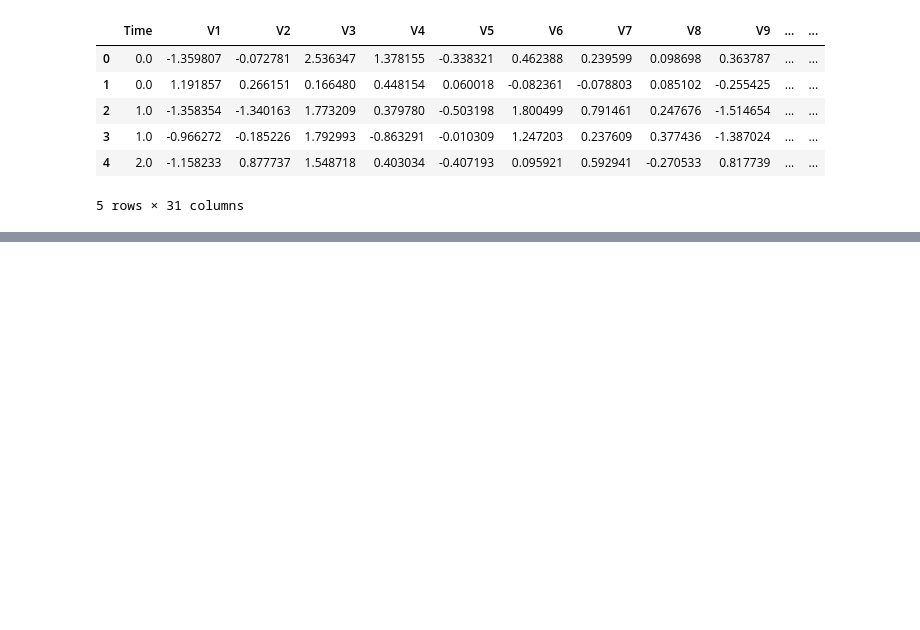
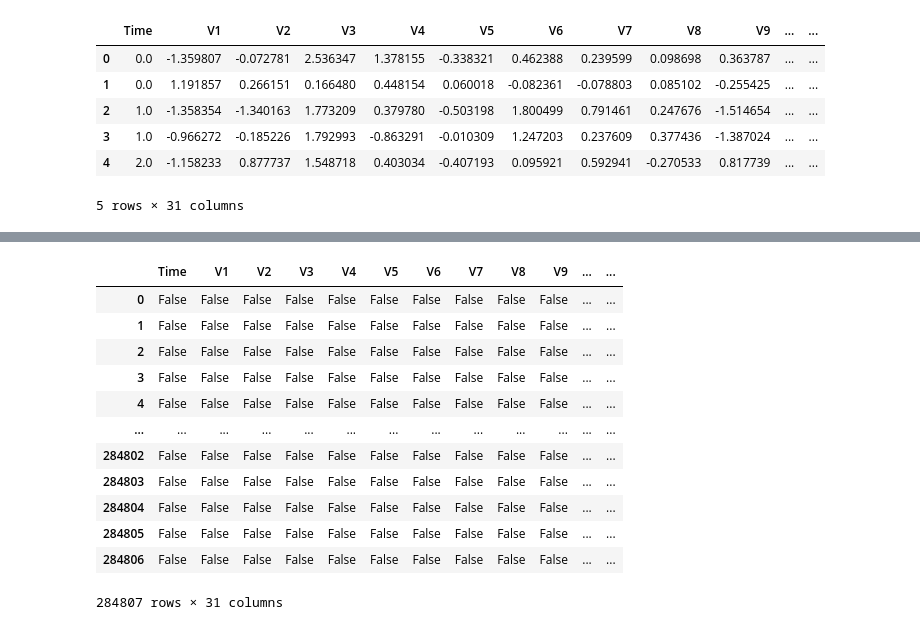
Before and after one commit to gtkk98/credit-card-fraud-detection, a Jupyter notebook: notebooks/01_eda.ipynb, the cells around one changed output, grey strips where cells are left out. Saved outputs shown, nothing was run; the diff lists cells and outputs as text; code cells hidden in the pictures; blank space fills up the shorter version.

```diff
--- a/notebooks/01_eda.ipynb
+++ b/notebooks/01_eda.ipynb
@@ -16,0 +41,16 @@ df.head()
+# %%
+df.isnull()
+# %% [output]
+|  | Time | V1 | V2 | V3 | V4 | V5 | V6 | V7 | V8 | V9 | ... | ... |
+| 0 | False | False | False | False | False | False | False | False | False | False | ... | ... |
+| 1 | False | False | False | False | False | False | False | False | False | False | ... | ... |
+| 2 | False | False | False | False | False | False | False | False | False | False | ... | ... |
+| 3 | False | False | False | False | False | False | False | False | False | False | ... | ... |
+| 4 | False | False | False | False | False | False | False | False | False | False | ... | ... |
+| ... | ... | ... | ... | ... | ... | ... | ... | ... | ... | ... | ... | ... |
+| 284802 | False | False | False | False | False | False | False | False | False | False | ... | ... |
+| 284803 | False | False | False | False | False | False | False | False | False | False | ... | ... |
+| 284804 | False | False | False | False | False | False | False | False | False | False | ... | ... |
+| 284805 | False | False | False | False | False | False | False | False | False | False | ... | ... |
+| 284806 | False | False | False | False | False | False | False | False | False | False | ... | ... |
+284807 rows × 31 columns
```
Also changed, not shown: parts of 11 cells of this notebook.
